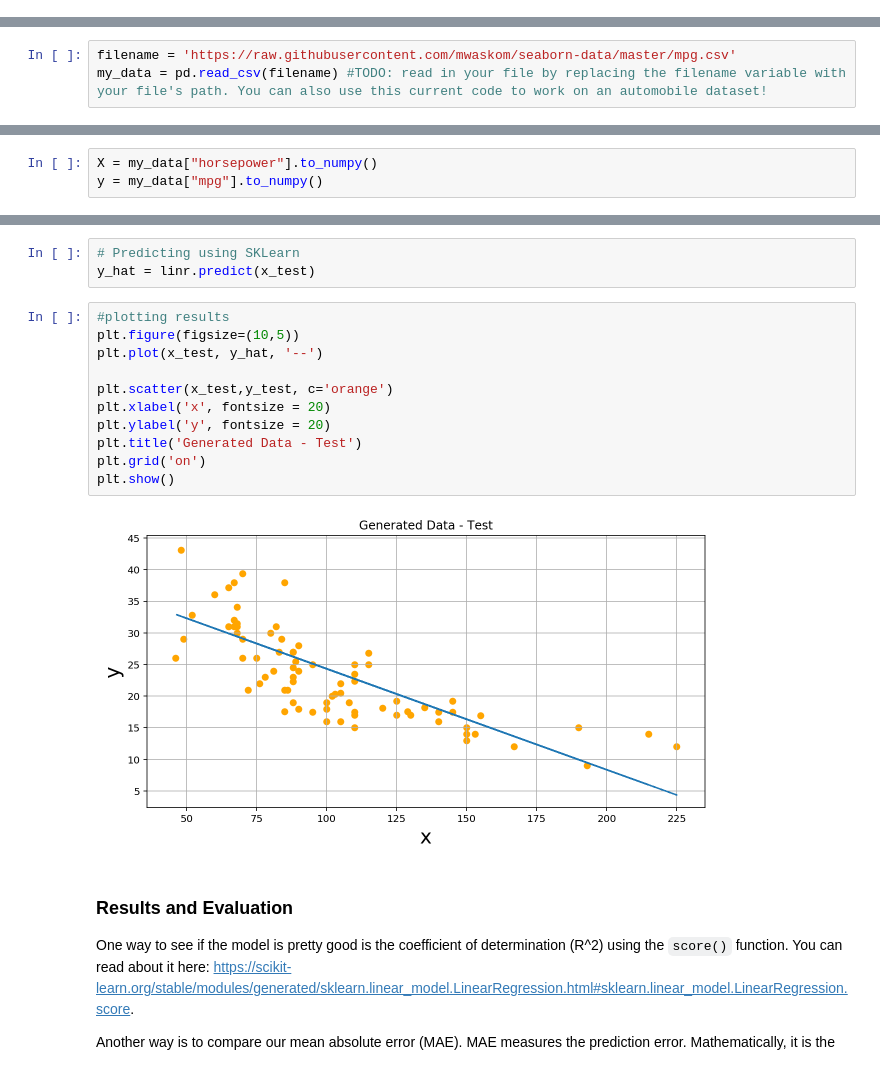
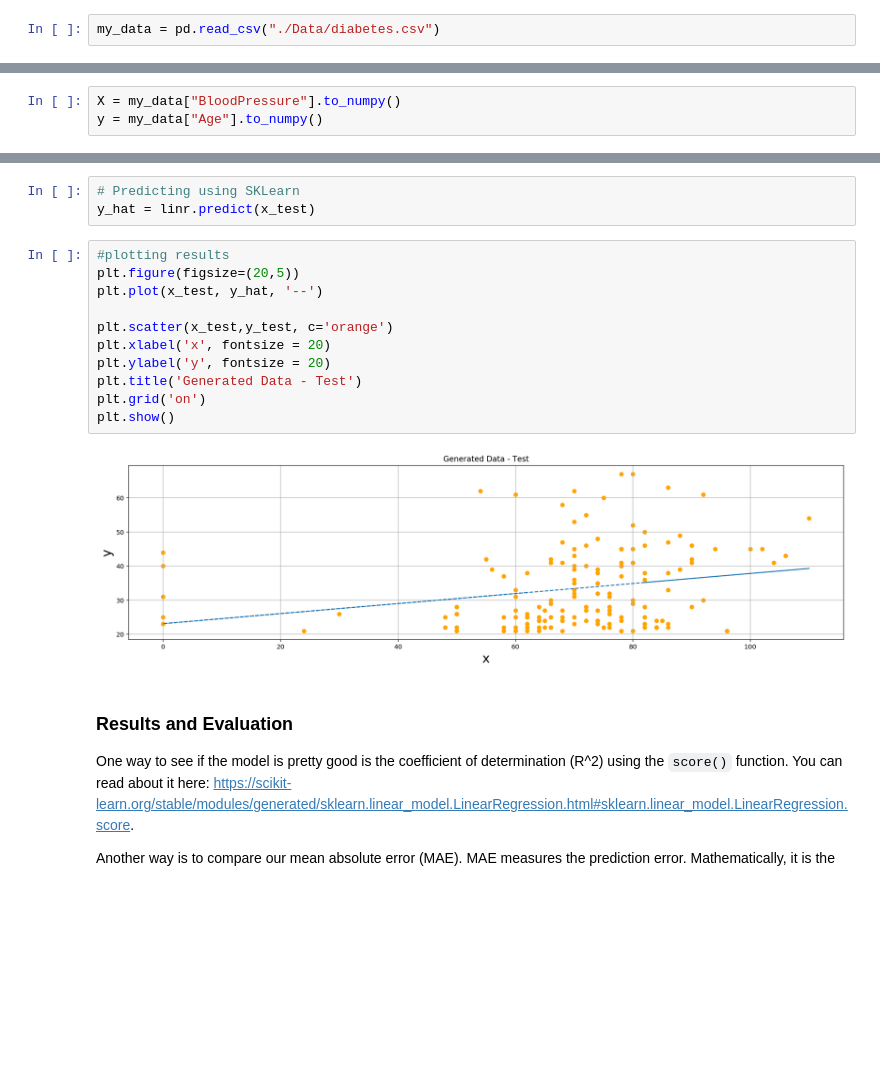
Before and after one commit to wxuan309/SC22-BatchA-elastic-searchers, a Jupyter notebook: Stephen_Alfred/week2/linear_regression_sklearn_on_own_data.ipynb, the cells around one changed output, grey strips where cells are left out. Saved outputs shown, nothing was run; the diff lists cells and outputs as text; blank space fills up the shorter version.

```diff
--- a/Stephen_Alfred/week2/linear_regression_sklearn_on_own_data.ipynb
+++ b/Stephen_Alfred/week2/linear_regression_sklearn_on_own_data.ipynb
@@ -13,3 +17,5 @@ import statistics
+# %%
+my_data = pd.read_csv("./Data/diabetes.csv")
 # %% [markdown]
 Read in your data into a pandas dataframe by replacing the `filename` variable with your file's path. You can also use the current code below to work on a mpg dataset, where the target variable we are predicting is **miles per gallon** based on other car features.
 
@@ -20,3 +31,0 @@ seaborn docs - https://seaborn.pydata.org/api.html
-# %%
-filename = 'https://raw.githubusercontent.com/mwaskom/seaborn-data/master/mpg.csv'
-my_data = pd.read_csv(filename) #TODO: read in your file by replacing the filename variable with your file's path. You can also use this current code to work on an automobile dataset!
@@ -52,6 +71,6 @@ To start, I would like to create a linear regression model that uses horsepower
 # %%
-X = my_data["horsepower"].to_numpy()
-y = my_data["mpg"].to_numpy()
+X = my_data["BloodPressure"].to_numpy()
+y = my_data["Age"].to_numpy()
 # %% [markdown]
 # Linear Regression with Scikit-learn's linear regression
 
@@ -126,17 +145,17 @@ Predict outputs on our x_test data that we held out. Think of this as a way to s
 y_hat = linr.predict(x_test)
 # %%
 #plotting results
-plt.figure(figsize=(10,5))
+plt.figure(figsize=(20,5))
 plt.plot(x_test, y_hat, '--')
 
 plt.scatter(x_test,y_test, c='orange')
 plt.xlabel('x', fontsize = 20)
 plt.ylabel('y', fontsize = 20)
 plt.title('Generated Data - Test')
 plt.grid('on')
 plt.show()
 # %% [output]
-[figure, old version]
+[figure, new version]
 # %% [markdown]
 ### Results and Evaluation
 One way to see if the model is pretty good is the coefficient of determination (R^2) using the `score()` function. You can read about it here: https://scikit-learn.org/stable/modules/generated/sklearn.linear_model.LinearRegression.html#sklearn.linear_model.LinearRegression.score.
```
Also changed, not shown: parts of 10 cells of this notebook, 35 other files.
